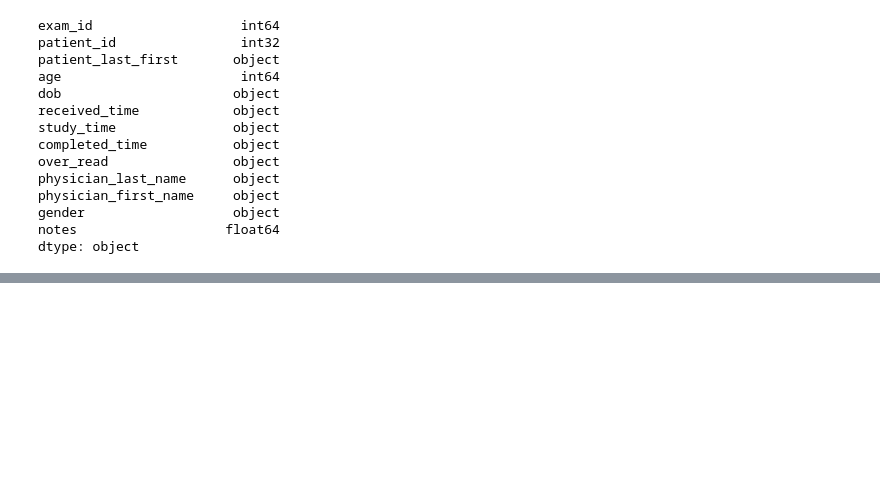
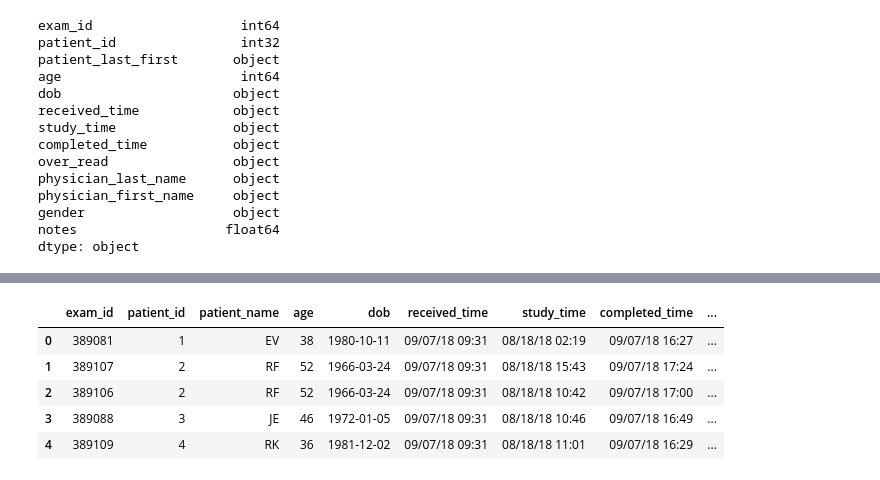
Before and after one commit to mrdonnee/Merge_Practice, a Jupyter notebook: DCP_CompuMed_Spreadsheet.ipynb, the cells around one changed output, grey strips where cells are left out. Drawn from its saved outputs; the diff is of its cells as text; code cells hidden in the pictures; blank space fills up the shorter version.

```diff
--- a/DCP_CompuMed_Spreadsheet.ipynb
+++ b/DCP_CompuMed_Spreadsheet.ipynb
@@ -112,0 +127,3 @@ dtype: object
+# %%
+dcp["patient_last_first"] = dcp["patient_last_first"].str.split().str[0]
+dcp["patient_last_first"].unique()
@@ -112,0 +135,3 @@ dtype: object
+# %%
+dcp["patient_last_first"] = dcp["patient_last_first"].str.replace(",", "")
+dcp["patient_last_first"].unique()
@@ -112,0 +142,4 @@ dtype: object
+# %%
+dcp.rename({"patient_last_first": "patient_name"}, axis =1,
+          inplace = True)
+dcp.dtypes
@@ -112,0 +179,9 @@ dtype: object
+# %%
+dcp.head()
+# %% [output]
+|  | exam_id | patient_id | patient_name | age | dob | received_time | study_time | completed_time | ... |
+| 0 | 389081 | 1 | EV | 38 | 1980-10-11 | 09/07/18 09:31 | 08/18/18 02:19 | 09/07/18 16:27 | ... |
+| 1 | 389107 | 2 | RF | 52 | 1966-03-24 | 09/07/18 09:31 | 08/18/18 15:43 | 09/07/18 17:24 | ... |
+| 2 | 389106 | 2 | RF | 52 | 1966-03-24 | 09/07/18 09:31 | 08/18/18 10:42 | 09/07/18 17:00 | ... |
+| 3 | 389088 | 3 | JE | 46 | 1972-01-05 | 09/07/18 09:31 | 08/18/18 10:46 | 09/07/18 16:49 | ... |
+| 4 | 389109 | 4 | RK | 36 | 1981-12-02 | 09/07/18 09:31 | 08/18/18 11:01 | 09/07/18 16:29 | ... |
```
Also changed, not shown: parts of 17 cells of this notebook, 4 other files.
